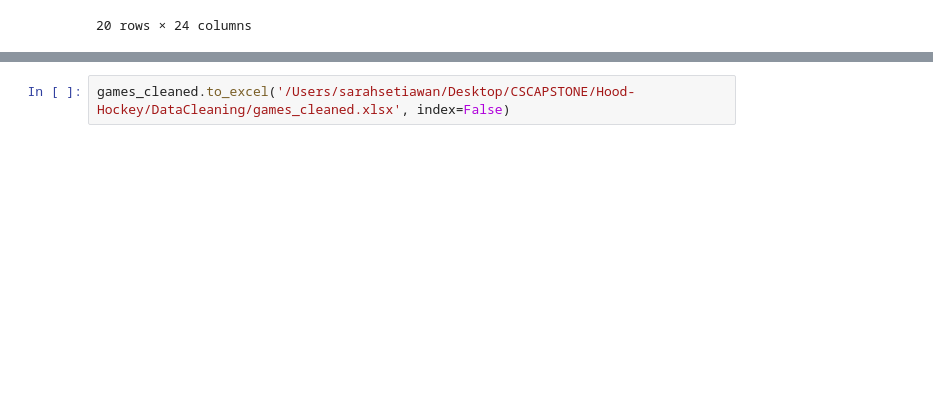
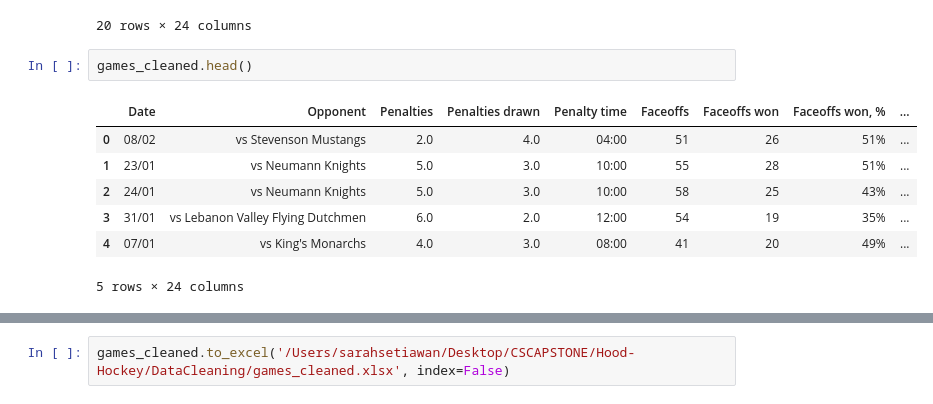
Before and after one commit to sarahsetiawan/Hood-Hockey, a Jupyter notebook: DataCleaning/Instat_DataCleaning/Games_Cleaning.ipynb, the cells around one changed output, grey strips where cells are left out. Cells and saved outputs as stored; diff of their text form; blank space fills up the shorter version.

```diff
--- a/DataCleaning/Instat_DataCleaning/Games_Cleaning.ipynb
+++ b/DataCleaning/Instat_DataCleaning/Games_Cleaning.ipynb
@@ -89,3 +89,13 @@ See the caveats in the documentation: https://pandas.pydata.org/pandas-docs/stab
 | 19 | 08/02 | vs Stevenson Mustangs | 2.0 | 4.0 | 04:00 | 41 | 19.0 | 46% | ... |
 | 20 | 23/01 | vs Neumann Knights | 4.0 | 2.0 | 08:00 | 37 | 19.0 | 51% | ... |
 20 rows × 24 columns
+# %%
+games_cleaned.head()
+# %% [output]
+|  | Date | Opponent | Penalties | Penalties drawn | Penalty time | Faceoffs | Faceoffs won | Faceoffs won, % | ... |
+| 0 | 08/02 | vs Stevenson Mustangs | 2.0 | 4.0 | 04:00 | 51 | 26 | 51% | ... |
+| 1 | 23/01 | vs Neumann Knights | 5.0 | 3.0 | 10:00 | 55 | 28 | 51% | ... |
+| 2 | 24/01 | vs Neumann Knights | 5.0 | 3.0 | 10:00 | 58 | 25 | 43% | ... |
+| 3 | 31/01 | vs Lebanon Valley Flying Dutchmen | 6.0 | 2.0 | 12:00 | 54 | 19 | 35% | ... |
+| 4 | 07/01 | vs King's Monarchs | 4.0 | 3.0 | 08:00 | 41 | 20 | 49% | ... |
+5 rows × 24 columns
```
Also changed, not shown: parts of 3 cells of this notebook, 2 other files.
